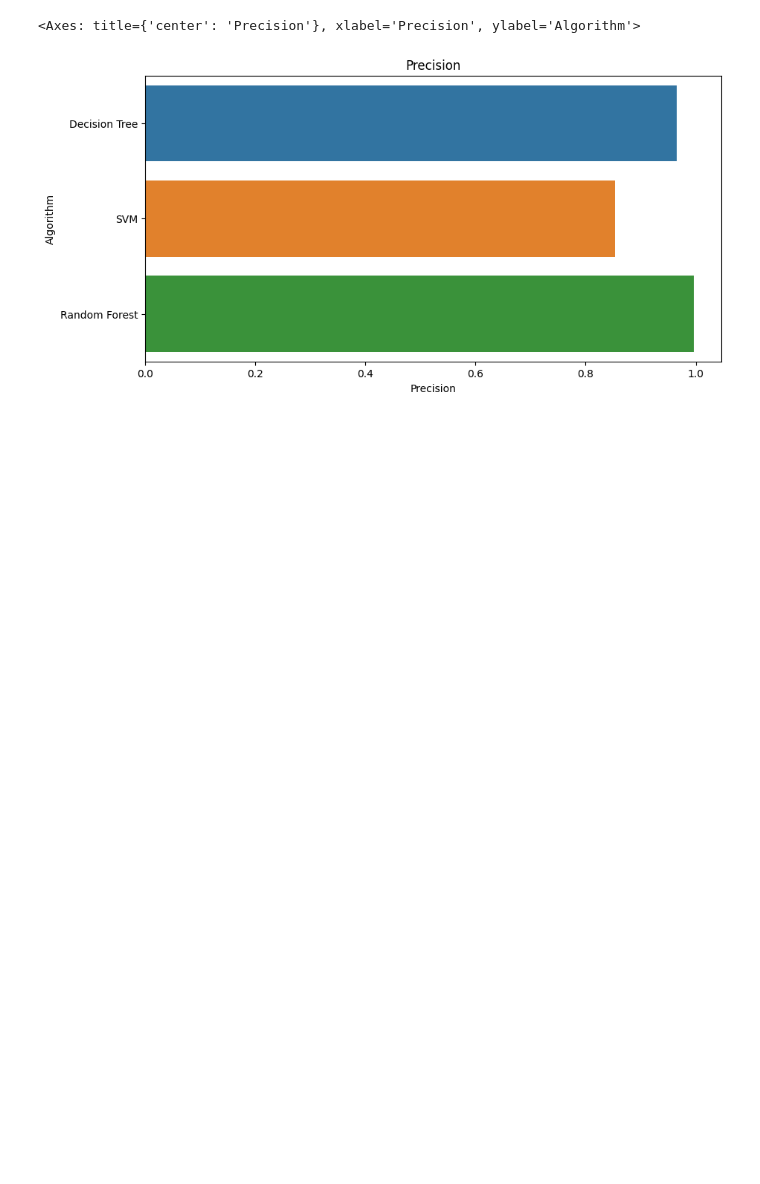
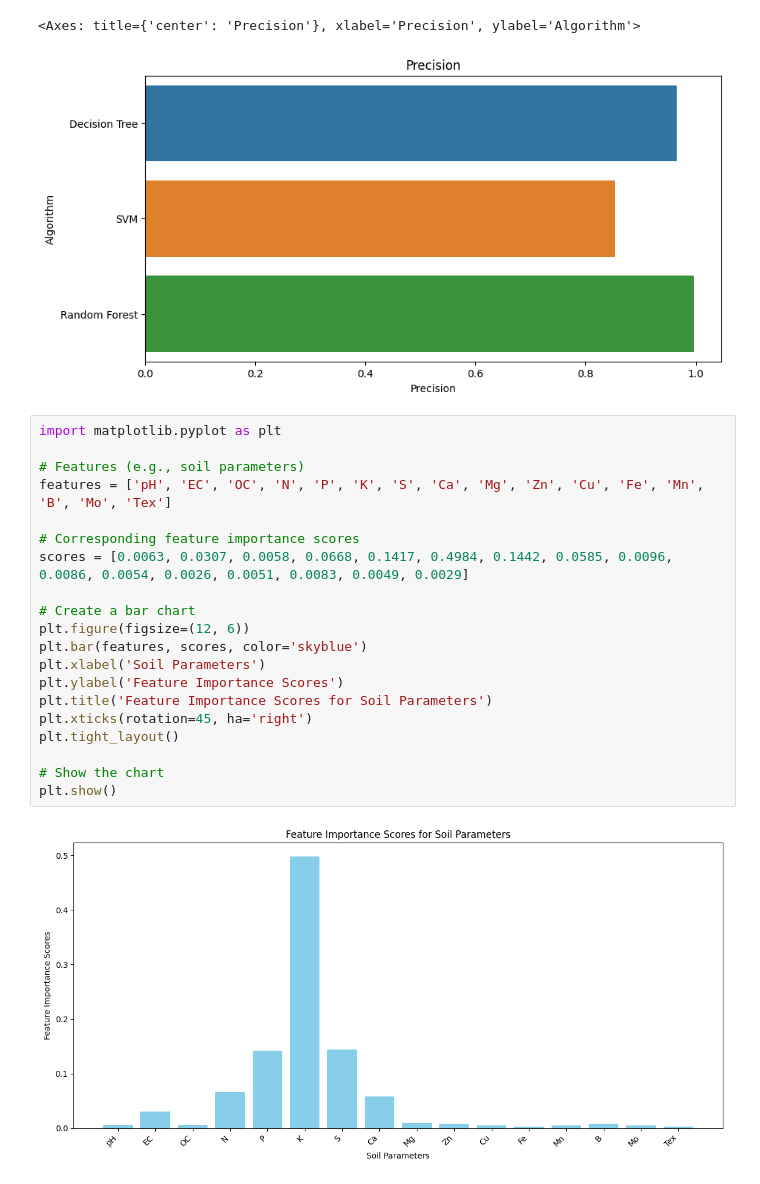
Before and after one commit to prakashy003/Soil-Analyzer, a Jupyter notebook: Model (Soil Analyzer).ipynb, the cells around one changed output. Drawn from its saved outputs; the diff is of its cells as text; blank space fills up the shorter version.

```diff
--- a/Model (Soil Analyzer).ipynb
+++ b/Model (Soil Analyzer).ipynb
@@ -429,3 +482,25 @@ sns.barplot(x = precison_list,y = index)
 # %% [output]
 <Axes: title={'center': 'Precision'}, xlabel='Precision', ylabel='Algorithm'>
 [figure]
+# %%
+import matplotlib.pyplot as plt
+
+# Features (e.g., soil parameters)
+features = ['pH', 'EC', 'OC', 'N', 'P', 'K', 'S', 'Ca', 'Mg', 'Zn', 'Cu', 'Fe', 'Mn', 'B', 'Mo', 'Tex']
+
+# Corresponding feature importance scores
+scores = [0.0063, 0.0307, 0.0058, 0.0668, 0.1417, 0.4984, 0.1442, 0.0585, 0.0096, 0.0086, 0.0054, 0.0026, 0.0051, 0.0083, 0.0049, 0.0029]
+
+# Create a bar chart
+plt.figure(figsize=(12, 6))
+plt.bar(features, scores, color='skyblue')
+plt.xlabel('Soil Parameters')
+plt.ylabel('Feature Importance Scores')
+plt.title('Feature Importance Scores for Soil Parameters')
+plt.xticks(rotation=45, ha='right')
+plt.tight_layout()
+
+# Show the chart
+plt.show()
+# %% [output]
+[figure, added]
```
Also changed, not shown: parts of 10 cells of this notebook, 9 other files.
